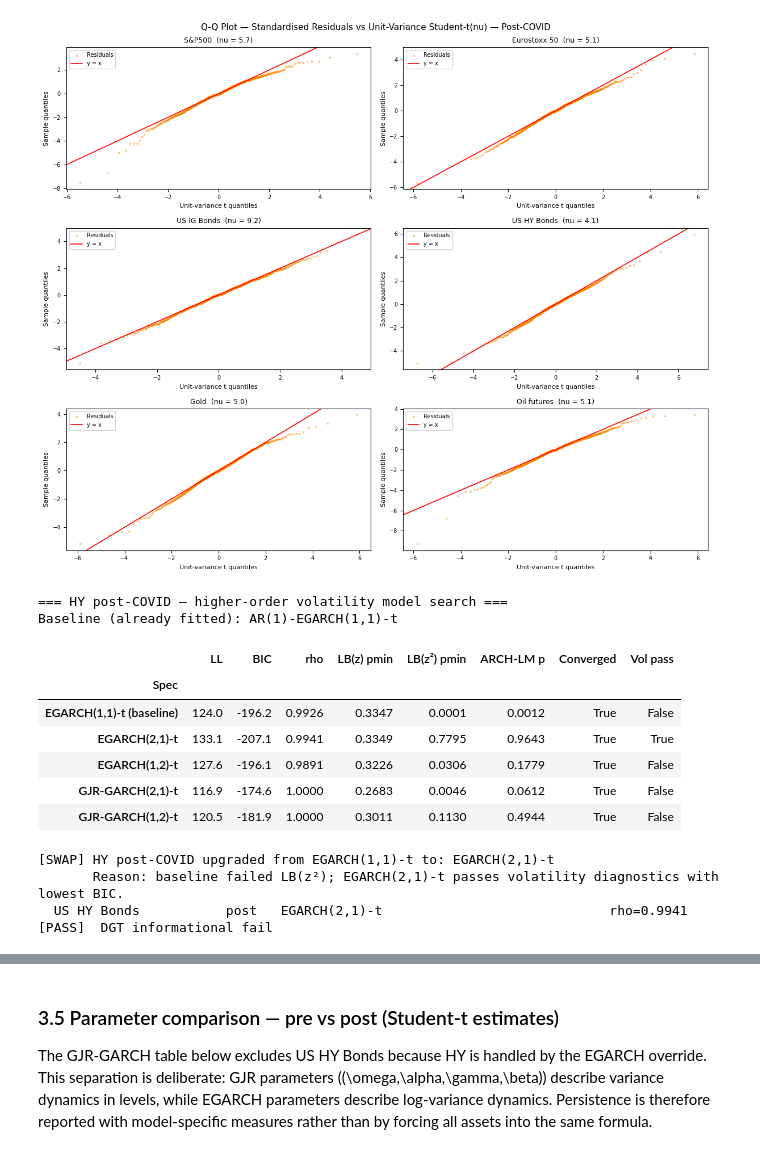
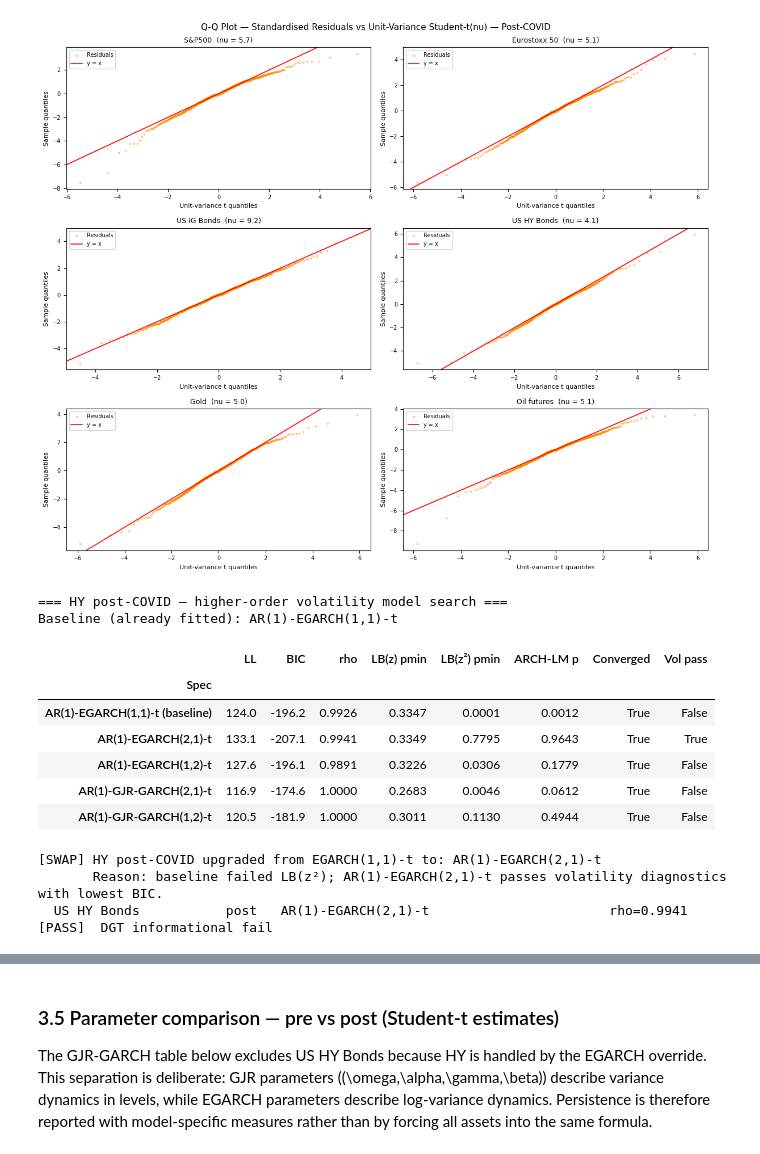
Before and after one commit to Altankaragulle/Emif_Risk_Structure_Covid, a Jupyter notebook: Notebook_Project_2.ipynb, the cells around one changed output, grey strips where cells are left out. Cells and saved outputs as stored; diff of their text form; code cells hidden in the pictures.

```diff
--- a/Notebook_Project_2.ipynb
+++ b/Notebook_Project_2.ipynb
@@ -647,16 +713,20 @@ def fit_gjr_garch(data, dist='t', ar1=False):
 
 
 
-def fit_egarch_garch(data, dist='t', ar1=False):
+def fit_egarch_order(data, dist='t', ar1=False, p=1, o=1, q=1):
     lags    = 1 if ar1 else 0
     dist_kw = 'normal' if dist in ('normal', 'norm', 'gauss', 'gaussian') else dist
     spec    = {
-        'name': f"AR({'1' if ar1 else '0'})-EGARCH(1,1)-{dist_kw}",
+        'name': f"AR({'1' if ar1 else '0'})-EGARCH({p},{q})-{dist_kw}",
         'lags': lags, 'vol': 'EGARCH',
-        'p': 1, 'o': 1, 'q': 1, 'dist': dist_kw,
+        'p': p, 'o': o, 'q': q, 'dist': dist_kw,
         'rescale': False,
     }
     return fit_arch_spec(data, spec)
+
+
+def fit_egarch_garch(data, dist='t', ar1=False):
+    return fit_egarch_order(data, dist=dist, ar1=ar1, p=1, o=1, q=1)
 
 
 def fit_main_volatility_model(asset, data, dist='t'):
@@ -927,6 +997,8 @@ plt.show()
 # Class 10 remedy: try higher-order specifications. If LB(z²) clears, swap into fits_pre_t.
 
 HY = 'US HY Bonds'
+hy_lags = 1 if ar1_needed[HY] else 0
+hy_ar = f'AR({hy_lags})-'
 
 print(f"=== HY pre-COVID — higher-order volatility model search ===")
 print(f"Baseline (already fitted): {fits_pre_t[HY]['model_name']}")
@@ -934,11 +1006,11 @@ print()
 
 # Build candidate specs: same family logic, but allow (p,q) up to (2,1) and (1,2)
 hy_candidates = [
-    {'name': 'EGARCH(1,1)-t (baseline)',  'vol': 'EGARCH', 'p': 1, 'o': 1, 'q': 1, 'dist': 't', 'rescale': False, 'lags': 1 if ar1_needed[HY] else 0},
-    {'name': 'EGARCH(2,1)-t',             'vol': 'EGARCH', 'p': 2, 'o': 1, 'q': 1, 'dist': 't', 'rescale': False, 'lags': 1 if ar1_needed[HY] else 0},
-    {'name': 'EGARCH(1,2)-t',             'vol': 'EGARCH', 'p': 1, 'o': 1, 'q': 2, 'dist': 't', 'rescale': False, 'lags': 1 if ar1_needed[HY] else 0},
-    {'name': 'GJR-GARCH(2,1)-t',          'vol': 'Garch',  'p': 2, 'o': 1, 'q': 1, 'dist': 't', 'rescale': False, 'lags': 1 if ar1_needed[HY] else 0},
-    {'name': 'GJR-GARCH(1,2)-t',          'vol': 'Garch',  'p': 1, 'o': 1, 'q': 2, 'dist': 't', 'rescale': False, 'lags': 1 if ar1_needed[HY] else 0},
+    {'name': f'{hy_ar}EGARCH(1,1)-t (baseline)',  'vol': 'EGARCH', 'p': 1, 'o': 1, 'q': 1, 'dist': 't', 'rescale': False, 'lags': 1 if ar1_needed[HY] else 0},
+    {'name': f'{hy_ar}EGARCH(2,1)-t',             'vol': 'EGARCH', 'p': 2, 'o': 1, 'q': 1, 'dist': 't', 'rescale': False, 'lags': 1 if ar1_needed[HY] else 0},
+    {'name': f'{hy_ar}EGARCH(1,2)-t',             'vol': 'EGARCH', 'p': 1, 'o': 1, 'q': 2, 'dist': 't', 'rescale': False, 'lags': 1 if ar1_needed[HY] else 0},
+    {'name': f'{hy_ar}GJR-GARCH(2,1)-t',          'vol': 'Garch',  'p': 2, 'o': 1, 'q': 1, 'dist': 't', 'rescale': False, 'lags': 1 if ar1_needed[HY] else 0},
+    {'name': f'{hy_ar}GJR-GARCH(1,2)-t',          'vol': 'Garch',  'p': 1, 'o': 1, 'q': 2, 'dist': 't', 'rescale': False, 'lags': 1 if ar1_needed[HY] else 0},
 ]
 
 hy_search_rows = []
@@ -1080,17 +1152,19 @@ plt.show()
 # Class 10 remedy: try higher-order specifications. If LB(z²) clears, swap into fits_post_t.
 
 HY = 'US HY Bonds'
+hy_lags = 1 if ar1_needed[HY] else 0
+hy_ar = f'AR({hy_lags})-'
 
 print(f"=== HY post-COVID — higher-order volatility model search ===")
 print(f"Baseline (already fitted): {fits_post_t[HY]['model_name']}")
 print()
 
 hy_post_candidates = [
-    {'name': 'EGARCH(1,1)-t (baseline)',  'vol': 'EGARCH', 'p': 1, 'o': 1, 'q': 1, 'dist': 't', 'rescale': False, 'lags': 1 if ar1_needed[HY] else 0},
-    {'name': 'EGARCH(2,1)-t',             'vol': 'EGARCH', 'p': 2, 'o': 1, 'q': 1, 'dist': 't', 'rescale': False, 'lags': 1 if ar1_needed[HY] else 0},
-    {'name': 'EGARCH(1,2)-t',             'vol': 'EGARCH', 'p': 1, 'o': 1, 'q': 2, 'dist': 't', 'rescale': False, 'lags': 1 if ar1_needed[HY] else 0},
-    {'name': 'GJR-GARCH(2,1)-t',          'vol': 'Garch',  'p': 2, 'o': 1, 'q': 1, 'dist': 't', 'rescale': False, 'lags': 1 if ar1_needed[HY] else 0},
-    {'name': 'GJR-GARCH(1,2)-t',          'vol': 'Garch',  'p': 1, 'o': 1, 'q': 2, 'dist': 't', 'rescale': False, 'lags': 1 if ar1_needed[HY] else 0},
+    {'name': f'{hy_ar}EGARCH(1,1)-t (baseline)',  'vol': 'EGARCH', 'p': 1, 'o': 1, 'q': 1, 'dist': 't', 'rescale': False, 'lags': 1 if ar1_needed[HY] else 0},
+    {'name': f'{hy_ar}EGARCH(2,1)-t',             'vol': 'EGARCH', 'p': 2, 'o': 1, 'q': 1, 'dist': 't', 'rescale': False, 'lags': 1 if ar1_needed[HY] else 0},
+    {'name': f'{hy_ar}EGARCH(1,2)-t',             'vol': 'EGARCH', 'p': 1, 'o': 1, 'q': 2, 'dist': 't', 'rescale': False, 'lags': 1 if ar1_needed[HY] else 0},
+    {'name': f'{hy_ar}GJR-GARCH(2,1)-t',          'vol': 'Garch',  'p': 2, 'o': 1, 'q': 1, 'dist': 't', 'rescale': False, 'lags': 1 if ar1_needed[HY] else 0},
+    {'name': f'{hy_ar}GJR-GARCH(1,2)-t',          'vol': 'Garch',  'p': 1, 'o': 1, 'q': 2, 'dist': 't', 'rescale': False, 'lags': 1 if ar1_needed[HY] else 0},
 ]
 
 hy_post_rows = []
@@ -1112,38 +1186,38 @@ for spec in hy_post_candidates:
             'Vol pass'     : flags['volatility_pass'],
         })
     except Exception as e:
         hy_post_rows.append({'Spec': spec['name'], 'LL': float('nan'), 'BIC': float('nan'),
                              'rho': float('nan'), 'LB(z) pmin': float('nan'),
                              'LB(z²) pmin': float('nan'), 'ARCH-LM p': float('nan'),
                              'Converged': False, 'Vol pass': False})
 
 hy_post_search = pd.DataFrame(hy_post_rows).set_index('Spec')
 display(hy_post_search)
 
 # Swap rule: among specs that pass volatility diagnostics AND converge, pick the one with the lowest BIC.
 valid_mask = hy_post_search['Vol pass'] & hy_post_search['Converged']
 if valid_mask.any():
     best_spec_name = hy_post_search.loc[valid_mask, 'BIC'].idxmin()
     if 'baseline' in best_spec_name:
         print(f"\nBaseline {best_spec_name} already passes — no swap.")
     else:
         print(f"\n[SWAP] HY post-COVID upgraded from EGARCH(1,1)-t to: {best_spec_name}")
         print(f"       Reason: baseline failed LB(z²); {best_spec_name} passes volatility diagnostics with lowest BIC.")
         fits_post_t[HY] = hy_post_fits[best_spec_name]
         new_diag = run_garch_diagnostics(fits_post_t[HY], asset=HY, period='post')
         diag_post_t = pd.concat([diag_post_t[diag_post_t['asset'] != HY], new_diag], ignore_index=True)
 else:
     print("\n[NO SWAP] No higher-order spec passes volatility diagnostics. HY post-COVID remains EGARCH(1,1)-t — documented caution.")
 # %% [output]
 === HY post-COVID — higher-order volatility model search ===
 Baseline (already fitted): AR(1)-EGARCH(1,1)-t
 |  | LL | BIC | rho | LB(z) pmin | LB(z²) pmin | ARCH-LM p | Converged | Vol pass |
 | Spec |  |  |  |  |  |  |  |  |
-| EGARCH(1,1)-t (baseline) | 124.0 | -196.2 | 0.9926 | 0.3347 | 0.0001 | 0.0012 | True | False |
-| EGARCH(2,1)-t | 133.1 | -207.1 | 0.9941 | 0.3349 | 0.7795 | 0.9643 | True | True |
-| EGARCH(1,2)-t | 127.6 | -196.1 | 0.9891 | 0.3226 | 0.0306 | 0.1779 | True | False |
-| GJR-GARCH(2,1)-t | 116.9 | -174.6 | 1.0000 | 0.2683 | 0.0046 | 0.0612 | True | False |
-| GJR-GARCH(1,2)-t | 120.5 | -181.9 | 1.0000 | 0.3011 | 0.1130 | 0.4944 | True | False |
+| AR(1)-EGARCH(1,1)-t (baseline) | 124.0 | -196.2 | 0.9926 | 0.3347 | 0.0001 | 0.0012 | True | False |
+| AR(1)-EGARCH(2,1)-t | 133.1 | -207.1 | 0.9941 | 0.3349 | 0.7795 | 0.9643 | True | True |
+| AR(1)-EGARCH(1,2)-t | 127.6 | -196.1 | 0.9891 | 0.3226 | 0.0306 | 0.1779 | True | False |
+| AR(1)-GJR-GARCH(2,1)-t | 116.9 | -174.6 | 1.0000 | 0.2683 | 0.0046 | 0.0612 | True | False |
+| AR(1)-GJR-GARCH(1,2)-t | 120.5 | -181.9 | 1.0000 | 0.3011 | 0.1130 | 0.4944 | True | False |
-[SWAP] HY post-COVID upgraded from EGARCH(1,1)-t to: EGARCH(2,1)-t
-       Reason: baseline failed LB(z²); EGARCH(2,1)-t passes volatility diagnostics with lowest BIC.
-  US HY Bonds           post   EGARCH(2,1)-t                             rho=0.9941    [PASS]  DGT informational fail
+[SWAP] HY post-COVID upgraded from EGARCH(1,1)-t to: AR(1)-EGARCH(2,1)-t
+       Reason: baseline failed LB(z²); AR(1)-EGARCH(2,1)-t passes volatility diagnostics with lowest BIC.
+  US HY Bonds           post   AR(1)-EGARCH(2,1)-t                       rho=0.9941    [PASS]  DGT informational fail
```
Also changed, not shown: parts of 50 cells of this notebook, 2 other files.
